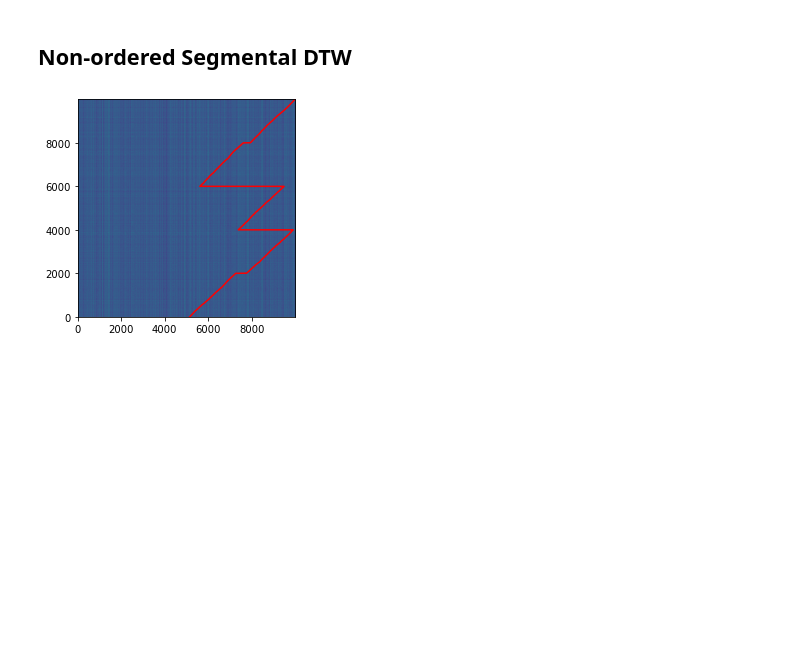
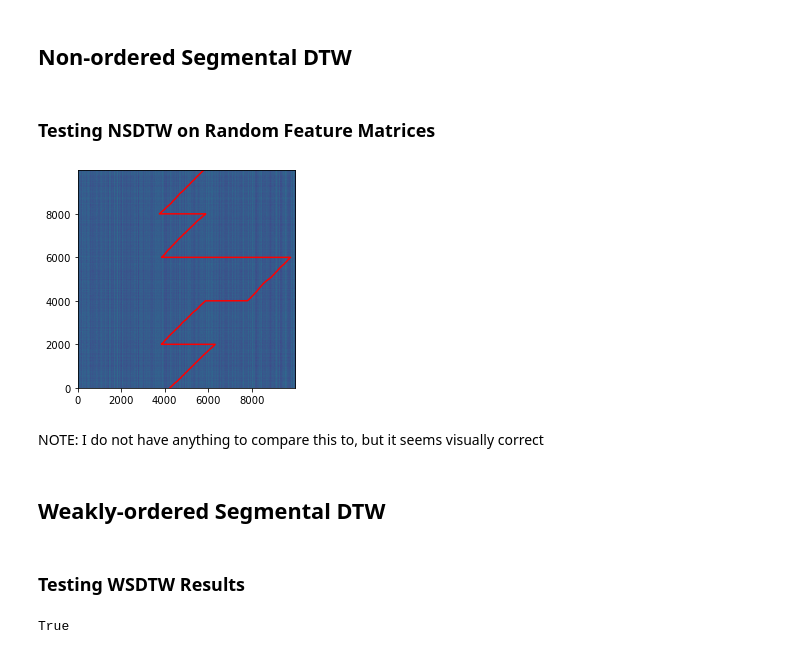
Before and after one commit to HMC-MIR/ParallelizingDTW-CPU_Implementations, a Jupyter notebook: 02b_Align_numba.ipynb, the cells around one changed output. Saved outputs shown, nothing was run; the diff lists cells and outputs as text; code cells hidden in the pictures; blank space fills up the shorter version.

Commit message:
implemented Weakly-ordered Segmental DTW

```diff
--- a/02b_Align_numba.ipynb
+++ b/02b_Align_numba.ipynb
@@ -274,3 +284,10 @@ F2 = F2 / norm_factor
+# %%
+# Make and save random features
+#genRandomFeatures(Path("test_features"))
+# Run this ^ once to create files for testing
+
+F1 = np.load("test_features/Features_1.npy", allow_pickle=True)
+F2 = np.load("test_features/Features_2.npy", allow_pickle=True)
 # %%
 path = DTW(F1, F2)
 # %%
@@ -300,6 +317,7 @@ As desired, our implementation's output matches the output from librosa
 def NSDTW(F1, F2, segments, Steps = subseqDTWDefaultSteps, weights = subseqDTWDefaultWeights):
     '''
     Runs a non-ordered segmental DTW between query and reference features matrices
+    NOTE: This implementation assums features have already been computed (As is done in the prep file)
 
     Arguments:
     F1 -- The query features matrix (will be segmented)
@@ -311,19 +329,18 @@ def NSDTW(F1, F2, segments, Steps = subseqDTWDefaultSteps, weights = subseqDTWDe
     Returns:
     path -- The optimal non-ordered, segmented alignment path between F1 and F2
     '''
-    #TODO: Verify parameters
-
     # Initialize path
     # make as large as could need, then chop at the end
     path = np.zeros((2, F1.shape[1] + (segments * F2.shape[1])), dtype=np.uint32)
     stepsInPath = 0
 
-    segLength = int(np.round(F1.shape[1] / segments))
+    segLength = int(np.ceil(F1.shape[1] / segments))
 
     # Subsequence DTW each segment
-    for i in range(segments-1):
+    for i in range(segments):
         segStart = i * segLength
-        currentSeg = F1[:,segStart:segStart + segLength]
+        # Ensuring that the segment is contiguous here ensures best performance when computing cost later
+        currentSeg = np.ascontiguousarray(F1[:,segStart:min(segStart + segLength,F1.shape[1])])
         pathSeg = DTW(currentSeg, F2, Steps = Steps, weights = weights, subsequence = True)
 
         # Add offset to row indices so they match with overall path
@@ -335,27 +352,20 @@ def NSDTW(F1, F2, segments, Steps = subseqDTWDefaultSteps, weights = subseqDTWDe
         # stepsInPath keeps track of how long the path is, and where to put new path segments
         stepsInPath = stepsInPath + stepsInPathSeg
 
-    # The final fragment handles the rest of the query, which may be a slightly different size
-    segStart = (segments - 1) * segLength
-    currentSeg = F1[:,segStart:]
-    pathSeg = DTW(currentSeg, F2, Steps = Steps, weights = weights, subsequence = True)
-
-    # Add offset to row indices
-    pathSeg[0,:] = pathSeg[0,:] + segStart
-
-    # Append fragment to full path
-    stepsInPathSeg = pathSeg.shape[1]
-    path[:,stepsInPath:stepsInPath+stepsInPathSeg] = pathSeg
-    stepsInPath = stepsInPath + stepsInPathSeg
-
     # Chop off any extra space at the end of the path
     return path[:,:stepsInPath]
+# %% [markdown]
+### Testing NSDTW on Random Feature Matrices
 # %%
-path = NSDTW(F1, F2, 5)
+NSDTWPath = NSDTW(F1, F2, 5)
 # %%
 C = 1 - F1.T @ F2
 # %%
 plt.imshow(C, origin="lower");
-plt.plot(path[1,:], path[0,:], 'r');
+plt.plot(NSDTWPath[1,:], NSDTWPath[0,:], 'r');
 # %% [output]
-[figure, old version]
+[figure, new version]
+# %% [markdown]
+NOTE: I do not have anything to compare this to, but it seems visually correct
+# %% [markdown]
+## Weakly-ordered Segmental DTW
@@ -361,0 +444,2 @@ plt.plot(path[1,:], path[0,:], 'r');
+# %% [markdown]
+### Testing WSDTW Results
@@ -361,0 +448,7 @@ plt.plot(path[1,:], path[0,:], 'r');
+# %%
+# I will compare to results found using the cython implementation on the same random features matrices
+# Note that this will fail if the cython implementation hasn't been run the features
+cythonWSDTWPath = np.load("cython_results/WSDTW", allow_pickle = True)
+np.allclose(cythonWSDTWPath,WSDTWPath)
+# %% [output]
+True
```
Also changed, not shown: parts of 10 cells of this notebook.
